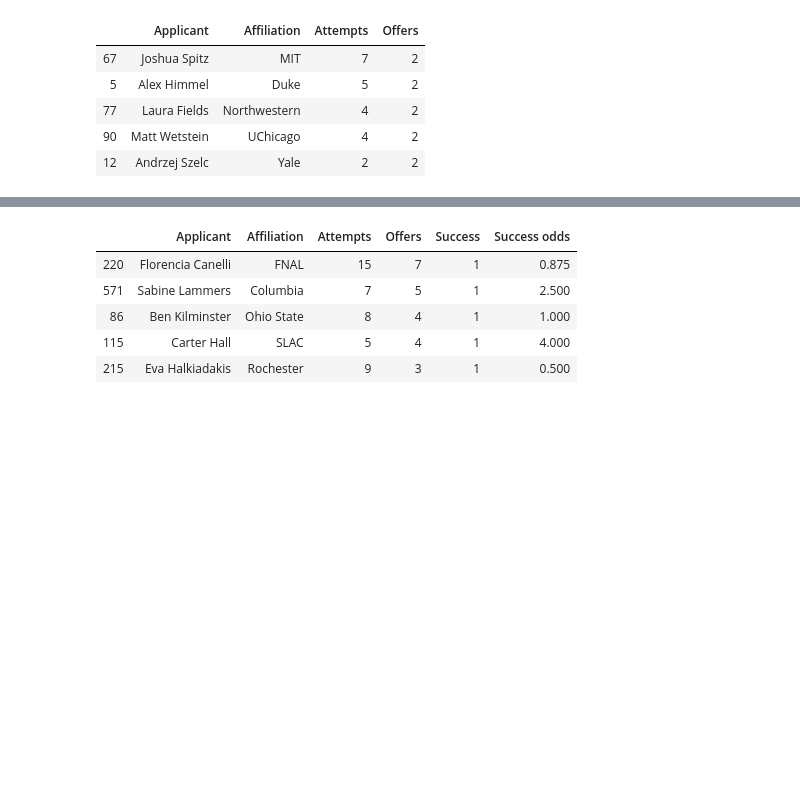
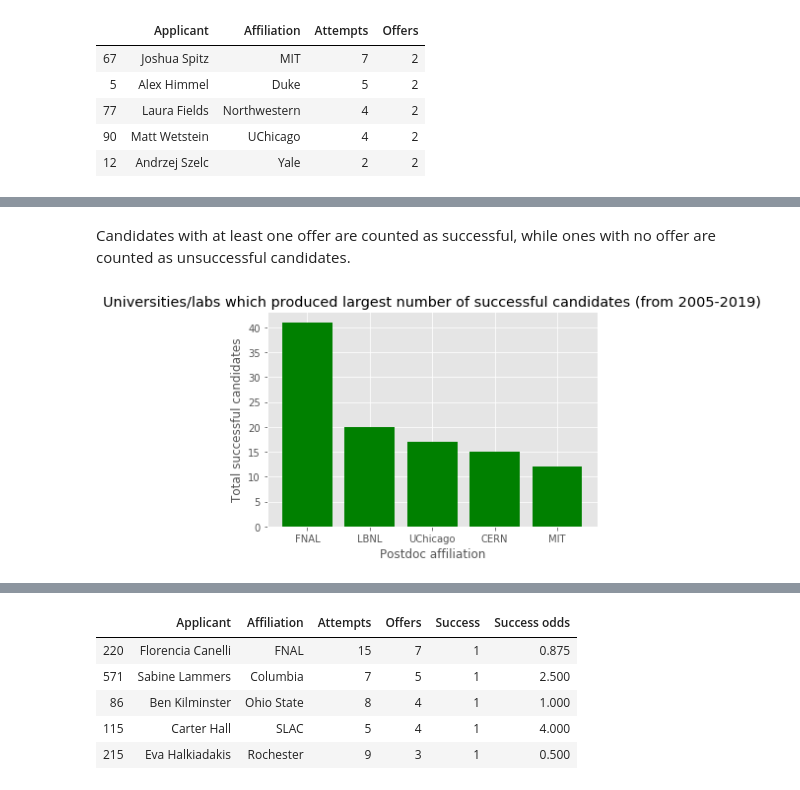
Before and after one commit to sen-sourav/hepexjobPostdocAffiliation, a Jupyter notebook: PostdocAffiliationSuccessCorrelation.ipynb, the cells around one changed output, grey strips where cells are left out. Saved outputs shown, nothing was run; the diff lists cells and outputs as text; code cells hidden in the pictures; blank space fills up the shorter version.

```diff
--- a/PostdocAffiliationSuccessCorrelation.ipynb
+++ b/PostdocAffiliationSuccessCorrelation.ipynb
@@ -292,0 +299,18 @@ Are there some good/bad postdocs who skew their affiliation's (university's) suc
+# %% [markdown]
+Candidates with at least one offer are counted as successful, while ones with no offer are counted as unsuccessful candidates.
+# %%
+plt.style.use('ggplot')
+u_total_success = UniversityTableAllYears.sort_values(by=['Total successful candidates'], ascending=False)
+
+x_pos = [i for i, _ in enumerate(u_total_success['Affiliation'].iloc[:5])]
+
+plt.bar(x_pos, u_total_success['Total successful candidates'].iloc[:5], color='green')
+plt.xlabel("Postdoc affiliation")
+plt.ylabel("Total successful candidates")
+plt.title("Universities/labs which produced largest number of successful candidates (from 2005-2019)")
+
+plt.xticks(x_pos, u_total_success['Affiliation'].iloc[:5])
+
+plt.show()
+# %% [output]
+[figure, added]
```
Also changed, not shown: parts of 105 cells of this notebook.
